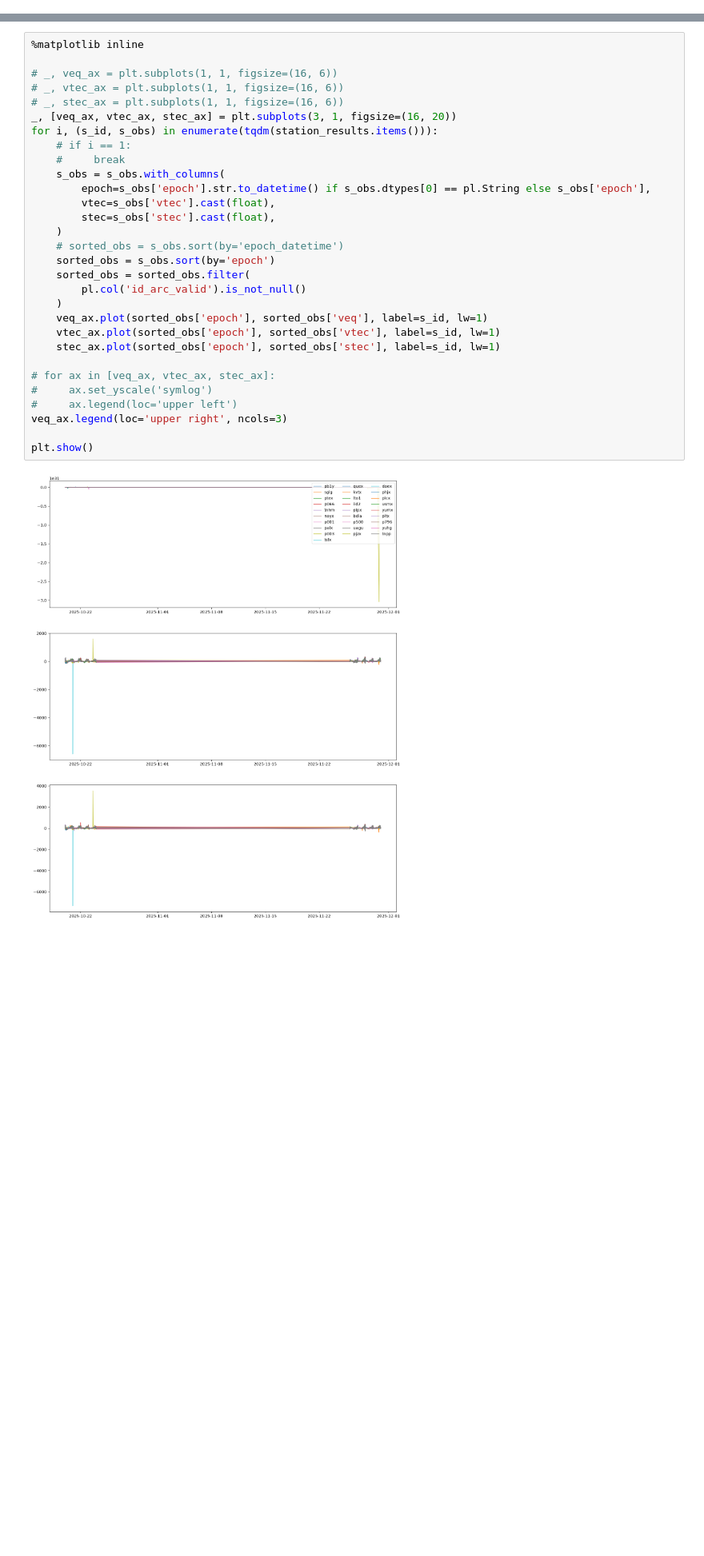
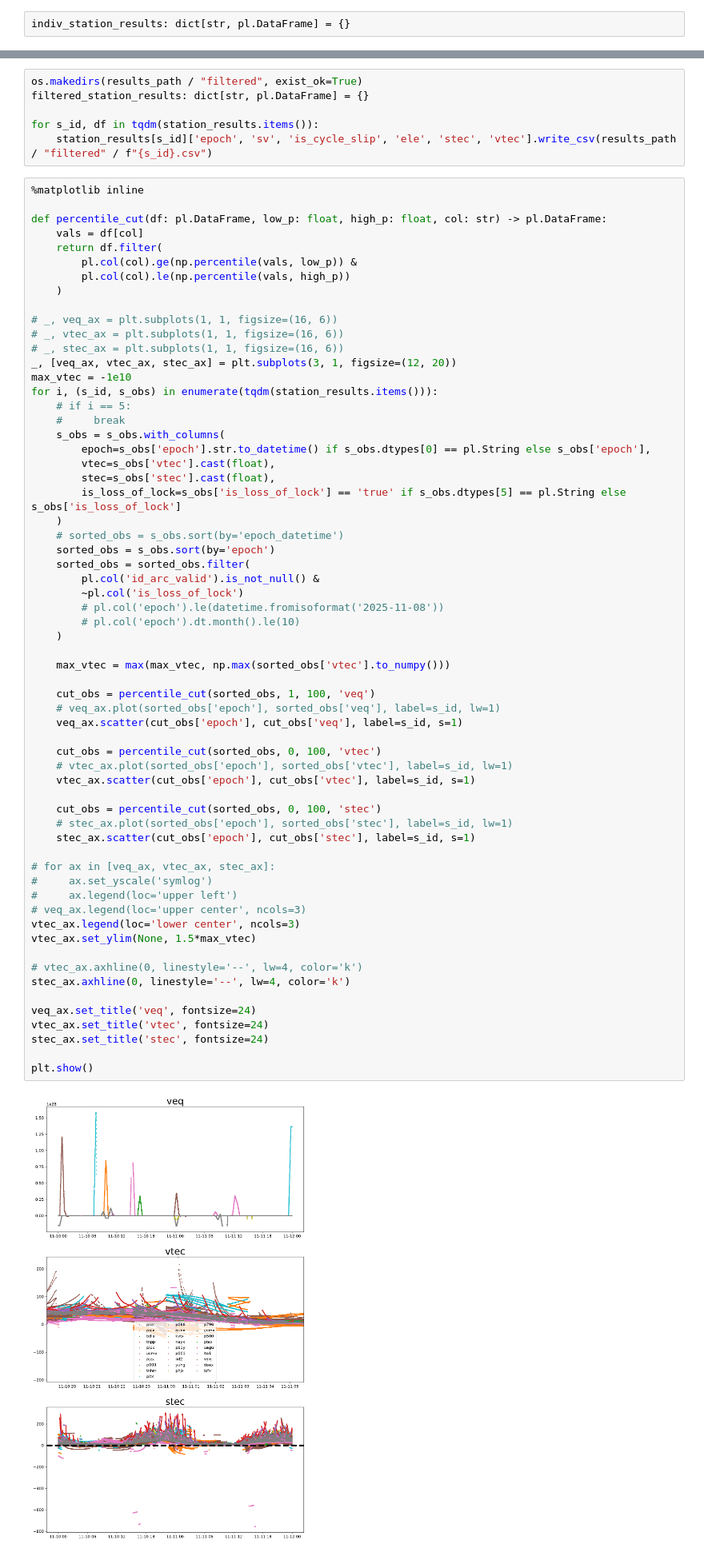
Before and after one commit to FedeSS99/CNF-2026, a Jupyter notebook: batch-pytecgg.ipynb, the cells around one changed output, grey strips where cells are left out. Shown at 80% size. Cells and saved outputs as stored; diff of their text form; blank space fills up the shorter version.

```diff
--- a/batch-pytecgg.ipynb
+++ b/batch-pytecgg.ipynb
@@ -119,0 +114,2 @@ full_nav
+# %%
+indiv_station_results: dict[str, pl.DataFrame] = {}
@@ -170,32 +273,70 @@ for s_id in (pbar := tqdm(station_ids, desc="Pytecgg", total=len(station_ids))):
+# %%
+os.makedirs(results_path / "filtered", exist_ok=True)
+filtered_station_results: dict[str, pl.DataFrame] = {}
+
+for s_id, df in tqdm(station_results.items()):
+    station_results[s_id]['epoch', 'sv', 'is_cycle_slip', 'ele', 'stec', 'vtec'].write_csv(results_path / "filtered" / f"{s_id}.csv")
 # %%
 %matplotlib inline
+
+def percentile_cut(df: pl.DataFrame, low_p: float, high_p: float, col: str) -> pl.DataFrame:
+    vals = df[col]
+    return df.filter(
+        pl.col(col).ge(np.percentile(vals, low_p)) &
+        pl.col(col).le(np.percentile(vals, high_p))
+    )
 
 # _, veq_ax = plt.subplots(1, 1, figsize=(16, 6))
 # _, vtec_ax = plt.subplots(1, 1, figsize=(16, 6))
 # _, stec_ax = plt.subplots(1, 1, figsize=(16, 6))
-_, [veq_ax, vtec_ax, stec_ax] = plt.subplots(3, 1, figsize=(16, 20))
+_, [veq_ax, vtec_ax, stec_ax] = plt.subplots(3, 1, figsize=(12, 20))
+max_vtec = -1e10
 for i, (s_id, s_obs) in enumerate(tqdm(station_results.items())):
-    # if i == 1:
+    # if i == 5:
     #     break
     s_obs = s_obs.with_columns(
         epoch=s_obs['epoch'].str.to_datetime() if s_obs.dtypes[0] == pl.String else s_obs['epoch'],
         vtec=s_obs['vtec'].cast(float),
         stec=s_obs['stec'].cast(float),
+        is_loss_of_lock=s_obs['is_loss_of_lock'] == 'true' if s_obs.dtypes[5] == pl.String else s_obs['is_loss_of_lock']
     )
     # sorted_obs = s_obs.sort(by='epoch_datetime')
     sorted_obs = s_obs.sort(by='epoch')
     sorted_obs = sorted_obs.filter(
-        pl.col('id_arc_valid').is_not_null()
+        pl.col('id_arc_valid').is_not_null() &
+        ~pl.col('is_loss_of_lock')
+        # pl.col('epoch').le(datetime.fromisoformat('2025-11-08'))
+        # pl.col('epoch').dt.month().le(10)
     )
-    veq_ax.plot(sorted_obs['epoch'], sorted_obs['veq'], label=s_id, lw=1)
-    vtec_ax.plot(sorted_obs['epoch'], sorted_obs['vtec'], label=s_id, lw=1)
-    stec_ax.plot(sorted_obs['epoch'], sorted_obs['stec'], label=s_id, lw=1)
+
+    max_vtec = max(max_vtec, np.max(sorted_obs['vtec'].to_numpy()))
+
+    cut_obs = percentile_cut(sorted_obs, 1, 100, 'veq')
+    # veq_ax.plot(sorted_obs['epoch'], sorted_obs['veq'], label=s_id, lw=1)
+    veq_ax.scatter(cut_obs['epoch'], cut_obs['veq'], label=s_id, s=1)
+
+    cut_obs = percentile_cut(sorted_obs, 0, 100, 'vtec')
+    # vtec_ax.plot(sorted_obs['epoch'], sorted_obs['vtec'], label=s_id, lw=1)
+    vtec_ax.scatter(cut_obs['epoch'], cut_obs['vtec'], label=s_id, s=1)
+
+    cut_obs = percentile_cut(sorted_obs, 0, 100, 'stec')
+    # stec_ax.plot(sorted_obs['epoch'], sorted_obs['stec'], label=s_id, lw=1)
+    stec_ax.scatter(cut_obs['epoch'], cut_obs['stec'], label=s_id, s=1)
 
 # for ax in [veq_ax, vtec_ax, stec_ax]:
 #     ax.set_yscale('symlog')
 #     ax.legend(loc='upper left')
-veq_ax.legend(loc='upper right', ncols=3)
+# veq_ax.legend(loc='upper center', ncols=3)
+vtec_ax.legend(loc='lower center', ncols=3)
+vtec_ax.set_ylim(None, 1.5*max_vtec)
+
+# vtec_ax.axhline(0, linestyle='--', lw=4, color='k')
+stec_ax.axhline(0, linestyle='--', lw=4, color='k')
+
+veq_ax.set_title('veq', fontsize=24)
+vtec_ax.set_title('vtec', fontsize=24)
+stec_ax.set_title('stec', fontsize=24)
 
 plt.show()
 # %% [output]
-[figure, old version]
+[figure, new version]
```
Also changed, not shown: parts of 16 cells of this notebook.
